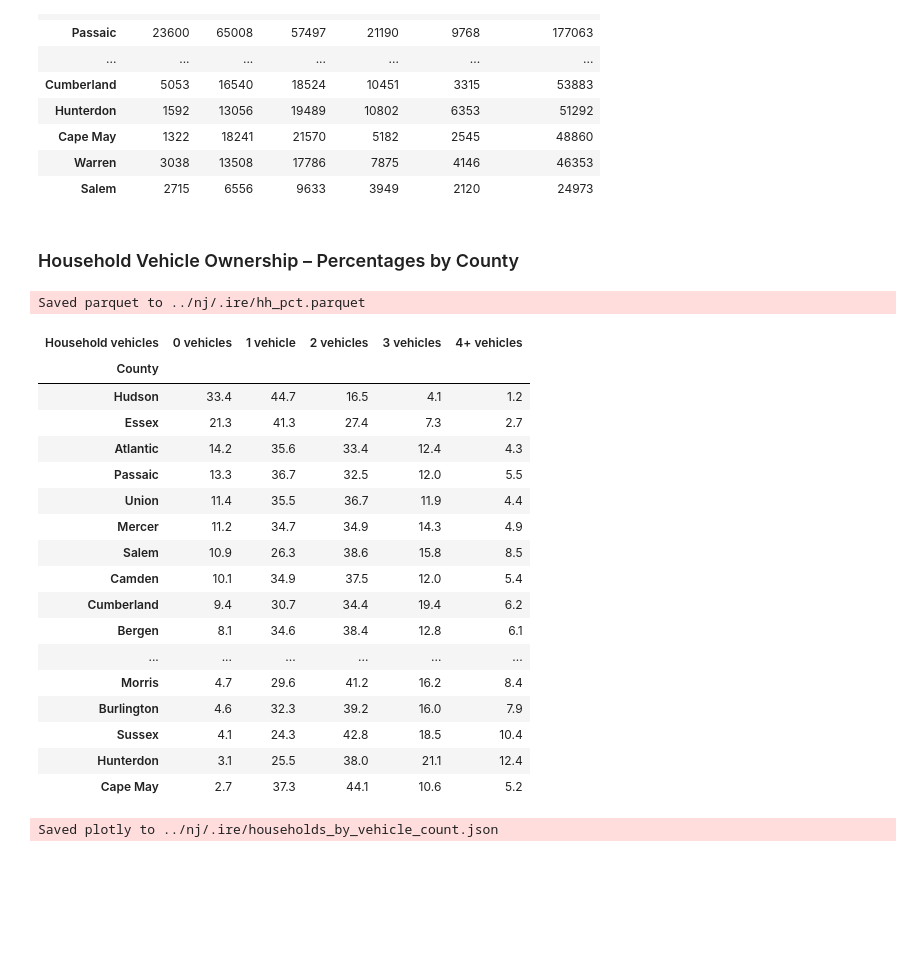
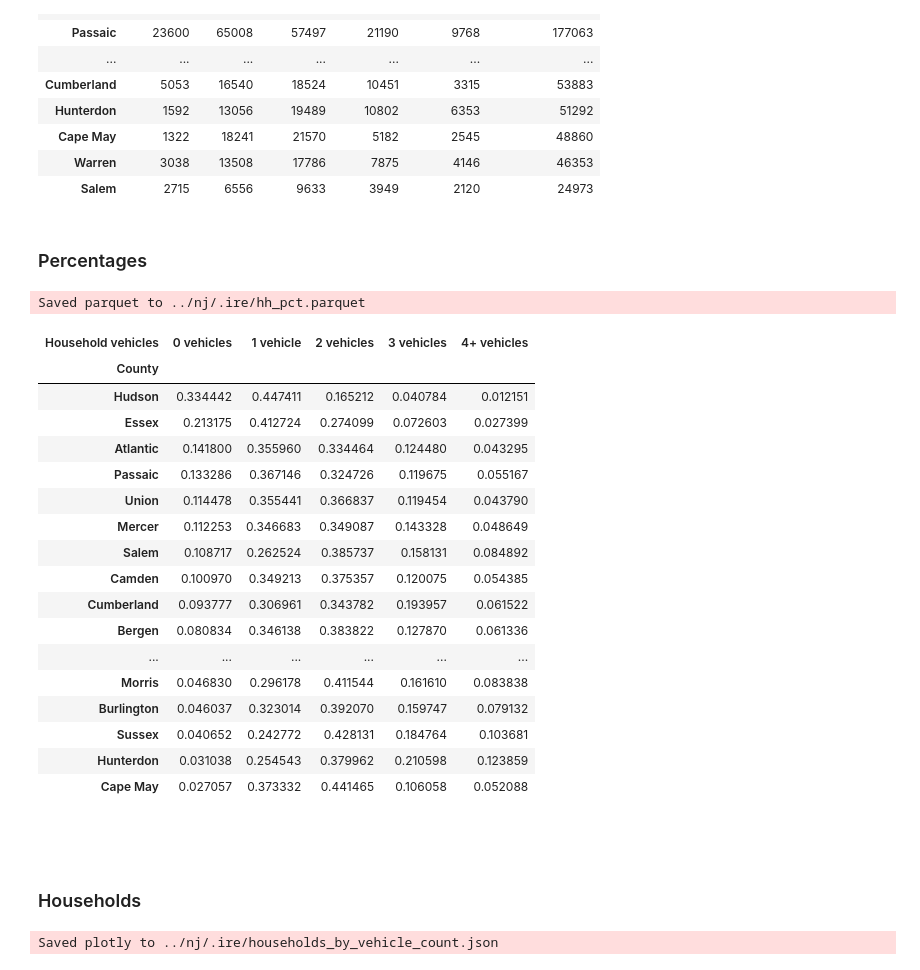
Before and after one commit to hudcostreets/household-vehicles, a Jupyter notebook: nbs/NJ.ipynb, the cells around one changed output. Cells and saved outputs as stored; diff of their text form; code cells hidden in the pictures; blank space fills up the shorter version.

```diff
--- a/nbs/NJ.ipynb
+++ b/nbs/NJ.ipynb
@@ -95,34 +97,38 @@ Saved parquet to ../nj/.ire/hh.parquet
 | Cape May | 1322 | 18241 | 21570 | 5182 | 2545 | 48860 |
 | Warren | 3038 | 13508 | 17786 | 7875 | 4146 | 46353 |
 | Salem | 2715 | 6556 | 9633 | 3949 | 2120 | 24973 |
-# %% [markdown]
-### Household Vehicle Ownership – Percentages by County
+# %% [markdown]
+### Percentages
 # %%
 hhs_pcts = hhs.div(hhs_totals, axis=0).sort_values('0 vehicles', ascending=False)
-hhsp_exp = round(hhs_pcts * 100, 1)
+hhsp_exp = hhs_pcts.copy()
 hhs_pcts.columns = ['0', '1', '2', '3', '4+']
 hhs_pcts.columns.name = 'Household vehicles'
-export(hhsp_exp, 'hh_pct')
+export(hhsp_exp, 'hh_pct', per_page=50, fmts={ float: '.1%' })
 # %% [output]
 Saved parquet to ../nj/.ire/hh_pct.parquet
 | Household vehicles | 0 vehicles | 1 vehicle | 2 vehicles | 3 vehicles | 4+ vehicles |
 | County |  |  |  |  |  |
-| Hudson | 33.4 | 44.7 | 16.5 | 4.1 | 1.2 |
-| Essex | 21.3 | 41.3 | 27.4 | 7.3 | 2.7 |
-| Atlantic | 14.2 | 35.6 | 33.4 | 12.4 | 4.3 |
-| Passaic | 13.3 | 36.7 | 32.5 | 12.0 | 5.5 |
-| Union | 11.4 | 35.5 | 36.7 | 11.9 | 4.4 |
-| Mercer | 11.2 | 34.7 | 34.9 | 14.3 | 4.9 |
-| Salem | 10.9 | 26.3 | 38.6 | 15.8 | 8.5 |
-| Camden | 10.1 | 34.9 | 37.5 | 12.0 | 5.4 |
-| Cumberland | 9.4 | 30.7 | 34.4 | 19.4 | 6.2 |
-| Bergen | 8.1 | 34.6 | 38.4 | 12.8 | 6.1 |
+| Hudson | 0.334442 | 0.447411 | 0.165212 | 0.040784 | 0.012151 |
+| Essex | 0.213175 | 0.412724 | 0.274099 | 0.072603 | 0.027399 |
+| Atlantic | 0.141800 | 0.355960 | 0.334464 | 0.124480 | 0.043295 |
+| Passaic | 0.133286 | 0.367146 | 0.324726 | 0.119675 | 0.055167 |
+| Union | 0.114478 | 0.355441 | 0.366837 | 0.119454 | 0.043790 |
+| Mercer | 0.112253 | 0.346683 | 0.349087 | 0.143328 | 0.048649 |
+| Salem | 0.108717 | 0.262524 | 0.385737 | 0.158131 | 0.084892 |
+| Camden | 0.100970 | 0.349213 | 0.375357 | 0.120075 | 0.054385 |
+| Cumberland | 0.093777 | 0.306961 | 0.343782 | 0.193957 | 0.061522 |
+| Bergen | 0.080834 | 0.346138 | 0.383822 | 0.127870 | 0.061336 |
 | ... | ... | ... | ... | ... | ... |
-| Morris | 4.7 | 29.6 | 41.2 | 16.2 | 8.4 |
-| Burlington | 4.6 | 32.3 | 39.2 | 16.0 | 7.9 |
-| Sussex | 4.1 | 24.3 | 42.8 | 18.5 | 10.4 |
-| Hunterdon | 3.1 | 25.5 | 38.0 | 21.1 | 12.4 |
-| Cape May | 2.7 | 37.3 | 44.1 | 10.6 | 5.2 |
+| Morris | 0.046830 | 0.296178 | 0.411544 | 0.161610 | 0.083838 |
+| Burlington | 0.046037 | 0.323014 | 0.392070 | 0.159747 | 0.079132 |
+| Sussex | 0.040652 | 0.242772 | 0.428131 | 0.184764 | 0.103681 |
+| Hunterdon | 0.031038 | 0.254543 | 0.379962 | 0.210598 | 0.123859 |
+| Cape May | 0.027057 | 0.373332 | 0.441465 | 0.106058 | 0.052088 |
+# %% [markdown]
+##
+# %% [markdown]
+### Households
 # %%
 abs_plot(
     hhs,
```
Also changed, not shown: parts of 6 cells of this notebook, 2 other files.
